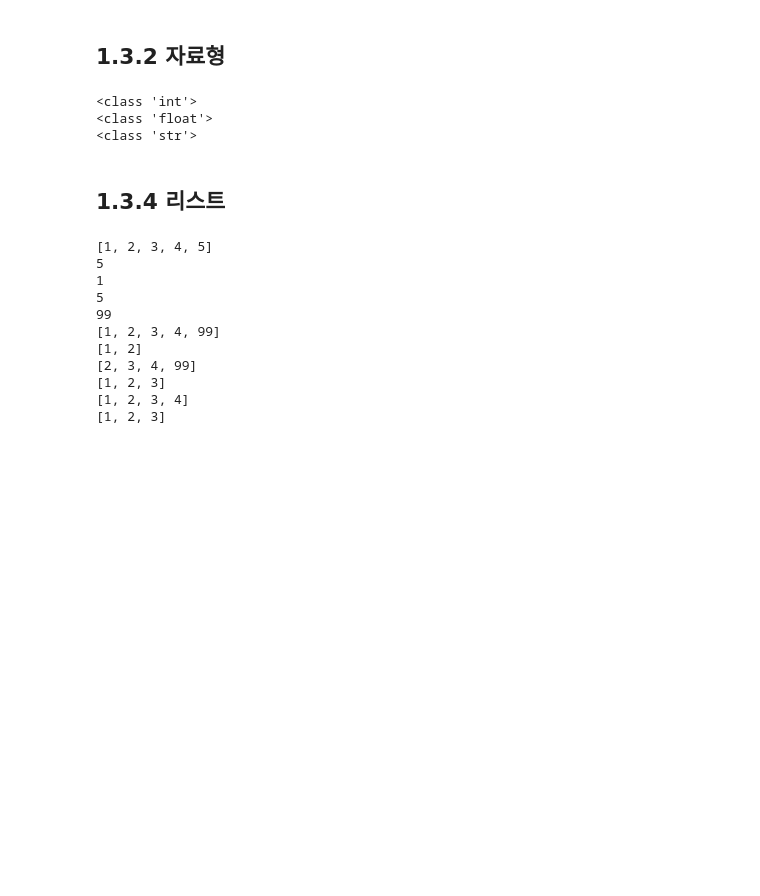
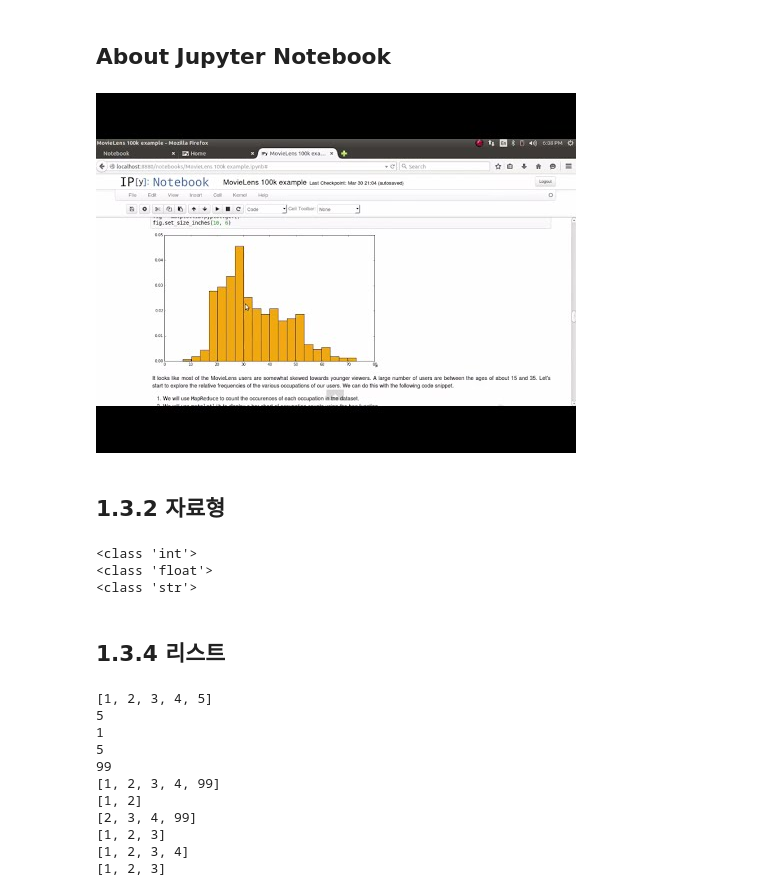
Before and after one commit to anteaterho/DeppLearningFormScratch, a Jupyter notebook: Chapter1_Hello Python.ipynb, the cells around one changed output. Saved outputs shown, nothing was run; the diff lists cells and outputs as text; code cells hidden in the pictures; blank space fills up the shorter version.

```diff
--- a/Chapter1_Hello Python.ipynb
+++ b/Chapter1_Hello Python.ipynb
@@ -1,3 +1,10 @@
+# %% [markdown]
+## About Jupyter Notebook
+# %%
+from IPython.lib.display import YouTubeVideo
+YouTubeVideo("bxtLxUh03gc")
+# %% [output]
+[figure, added]
 # %% [markdown]
 ## 1.3.2 자료형
 # %%
```
Also changed, not shown: parts of 7 cells of this notebook.
